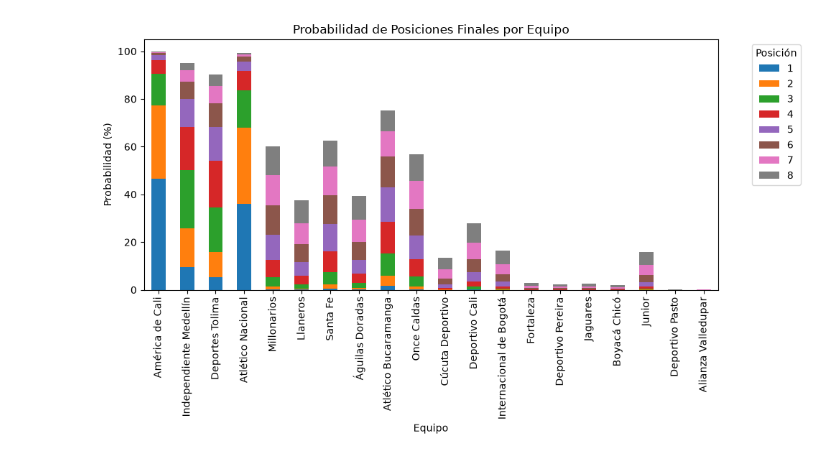
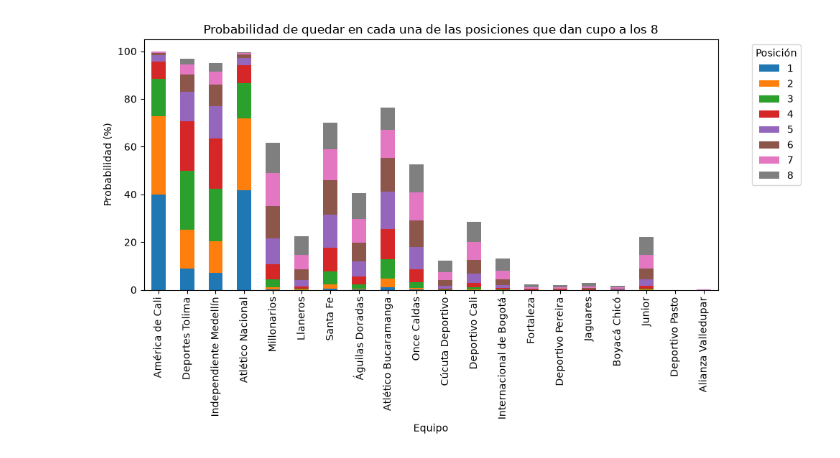
Before and after one commit to daniels13ca/simulador_liga, a Jupyter notebook: Simulacion.ipynb, the cells around one changed output. Saved outputs shown, nothing was run; the diff lists cells and outputs as text; code cells hidden in the pictures.

```diff
--- a/Simulacion.ipynb
+++ b/Simulacion.ipynb
@@ -261,6 +261,12 @@ SEED = 42  # Fijo para que la corrida sea reproducible; poner None para no fijar
 posiciones_actuales_df = pd.read_csv('Tabla.csv', sep=';')
 partidos_restantes_df = pd.read_csv('Partidos.csv', sep=';')
 historial_df = pd.read_csv('Historial_partidos.csv', sep=';')
+# Orden cronologico real por Fecha (no por orden de filas en el archivo):
+# hay partidos aplazados que terminan jugandose fuera del orden de su
+# jornada nominal, y el Elo depende de procesarlos en el orden en que
+# realmente ocurrieron. sort_values es estable, asi que si dos partidos
+# comparten fecha se mantiene el orden en que ya estaban en el archivo.
+historial_df = historial_df.sort_values('Fecha', kind='stable').reset_index(drop=True)
 
 # Validar que los equipos de Partidos.csv existan en Tabla.csv
 validar_datos(posiciones_actuales_df, partidos_restantes_df)
@@ -286,24 +292,36 @@ resultados_df = simular_montecarlo(
     seed=SEED,
 )
 
-resultados_df.to_excel('Resultados.xlsx')
+# El objetivo del modelo es la probabilidad de clasificar a los 8 (ver
+# README, seccion "Objetivo"): no calcula ni el titulo (se define despues,
+# en otra fase) ni el descenso (se calcula con el promedio de varios anios,
+# no con esta tabla). Esa probabilidad de clasificar es simplemente la suma
+# de las posiciones 1 a 8 de cada equipo; se deja como numero explicito en
+# una hoja aparte para no tener que sumarla a mano leyendo el grafico.
+clasificacion_top8 = resultados_df.loc[resultados_df.index <= 8].sum().rename('Probabilidad de clasificar (top 8) %')
+clasificacion_top8 = clasificacion_top8.sort_values(ascending=False).reset_index()
+clasificacion_top8.columns = ['Equipo', 'Probabilidad de clasificar (top 8) %']
+
+with pd.ExcelWriter('Resultados.xlsx') as writer:
+    resultados_df.to_excel(writer, sheet_name='Posiciones')
+    clasificacion_top8.to_excel(writer, sheet_name='Clasificacion Top 8', index=False)
 # %%
 # Graficar el DataFrame como un gráfico de barras apiladas
 resultados_df = resultados_df.loc[resultados_df.index <= 8]
 ax = resultados_df.T.plot(kind='bar', stacked=True, figsize=(10, 6))
 plt.xlabel('Equipo')
 plt.ylabel('Probabilidad (%)')
-plt.title('Probabilidad de Posiciones Finales por Equipo')
+plt.title('Probabilidad de quedar en cada una de las posiciones que dan cupo a los 8')
 plt.xticks(rotation=90)
 
 # Mostrar los valores de cada zona
 #for p in ax.patches:
 #    width, height = p.get_width(), p.get_height()
 #    x, y = p.get_xy()
 #    ax.annotate(f'{height:.2f}%', (x + width / 2, y + height / 2), ha='center', va='center')
 
 plt.legend(title='Posición', bbox_to_anchor=(1.05, 1), loc='upper left')
 plt.tight_layout()
 plt.show()
 # %% [output]
-[figure, old version]
+[figure, new version]
```
Also changed, not shown: 9 other files.
